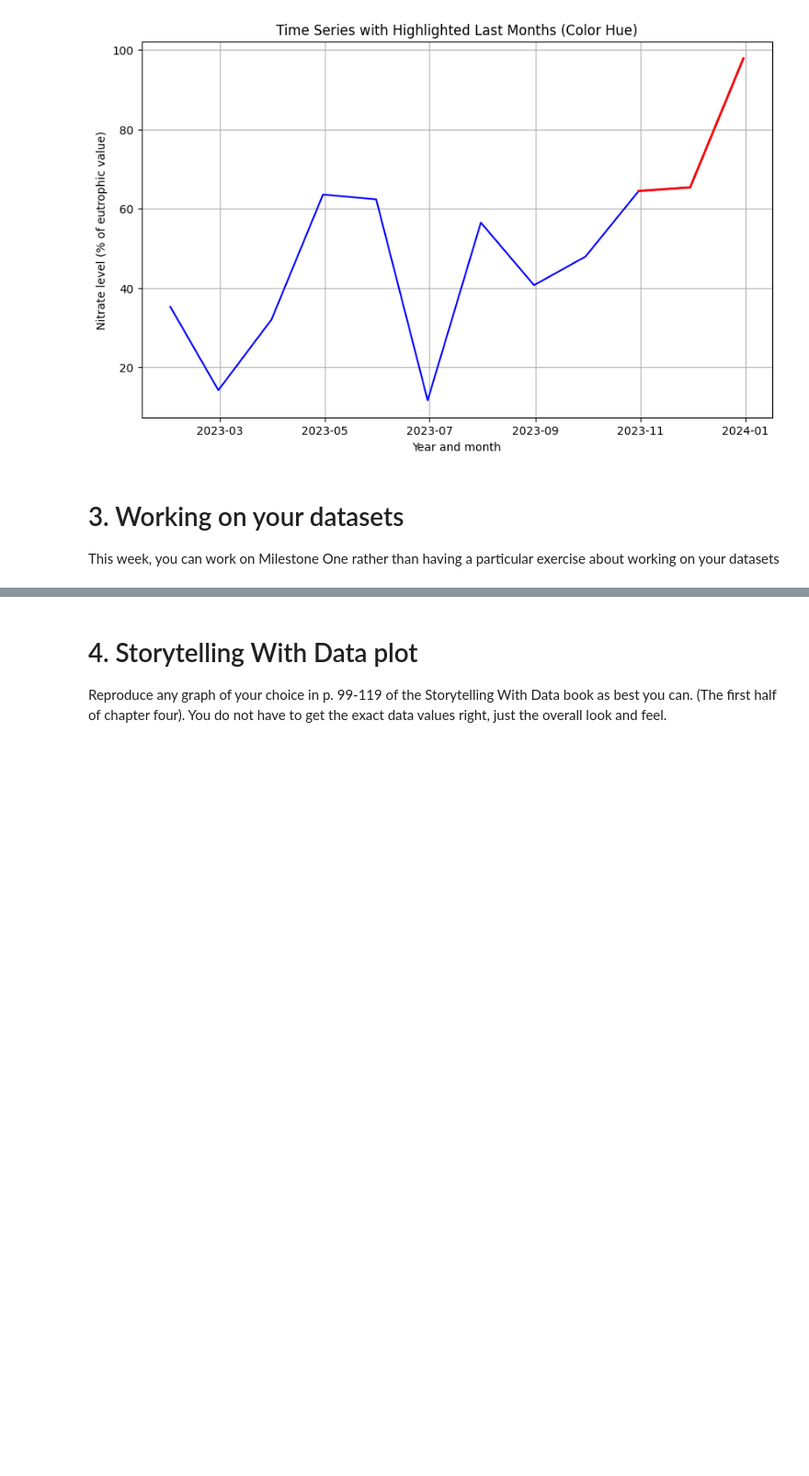
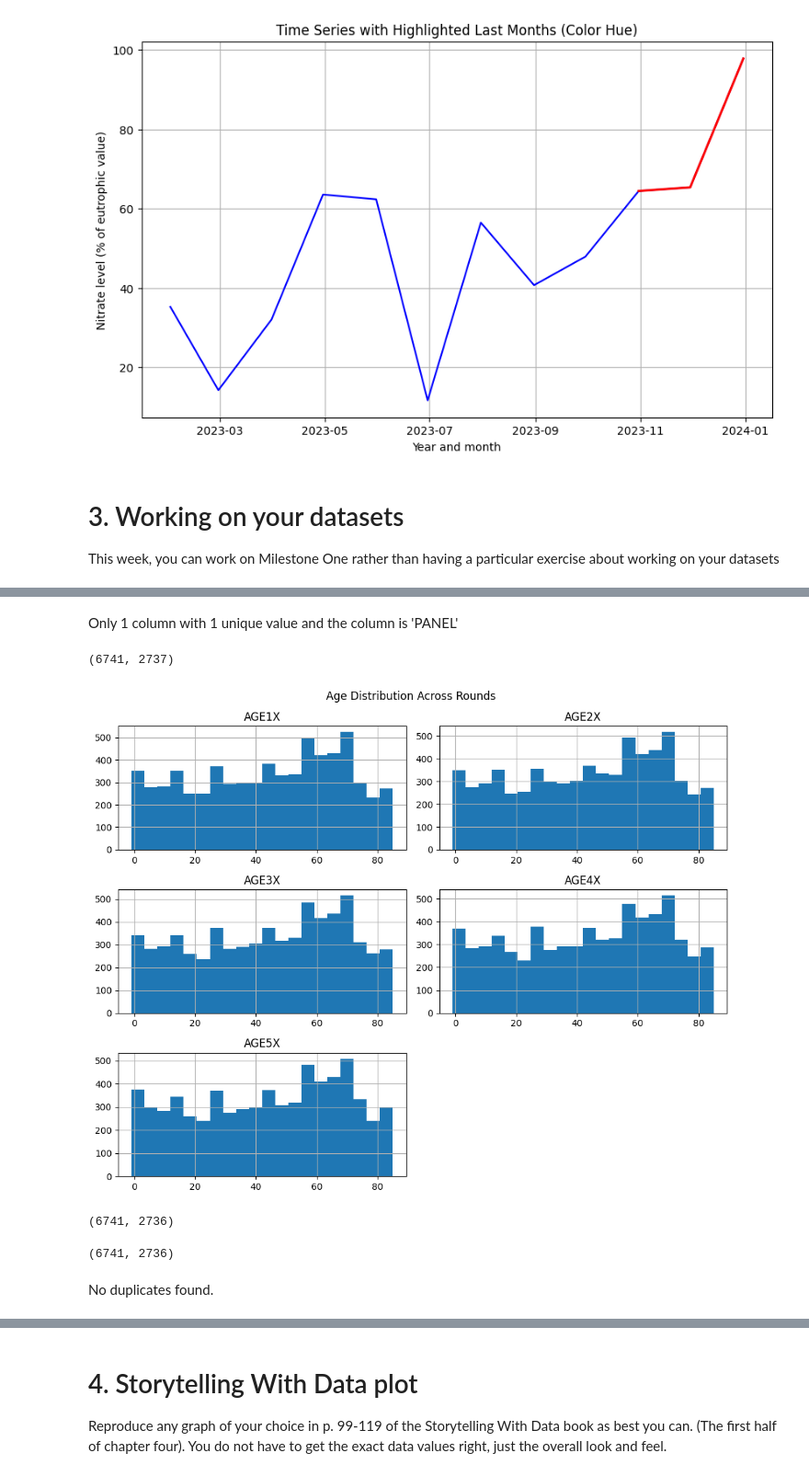
Before and after one commit to itsdipgit2024/Sem2-ModB, a Jupyter notebook: OMDS-ModB2-Week7-Ganguli-Dipankar.ipynb, the cells around one changed output, grey strips where cells are left out. Shown: that part at 92% size. Drawn from its saved outputs; the diff is of its cells as text; code cells hidden in the pictures; blank space fills up the shorter version.

```diff
--- a/OMDS-ModB2-Week7-Ganguli-Dipankar.ipynb
+++ b/OMDS-ModB2-Week7-Ganguli-Dipankar.ipynb
@@ -65,0 +71,2 @@ This week, you can work on Milestone One rather than having a particular exercis
+# %%
+df_meps=pd.read_csv('../Milestone 3/MEPS HC244 MEPS Panel 26/h244.csv')
@@ -65,0 +113,19 @@ This week, you can work on Milestone One rather than having a particular exercis
+# %% [markdown]
+Only 1 column with 1 unique value and the column is 'PANEL'
+# %%
+df_meps.shape
+# %% [output]
+(6741, 2737)
+# %%
+import matplotlib.pyplot as plt
+import seaborn as sns
+
+
+age_cols = ['AGE1X', 'AGE2X', 'AGE3X', 'AGE4X', 'AGE5X']
+
+df_meps[age_cols].hist(bins=20, figsize=(10, 8))
+plt.suptitle('Age Distribution Across Rounds')
+plt.tight_layout()
+plt.show()
+# %% [output]
+[figure, added]
@@ -65,0 +151,12 @@ This week, you can work on Milestone One rather than having a particular exercis
+# %%
+df_meps.shape # the PANEL columns is dropped
+# %% [output]
+(6741, 2736)
+# %%
+df_meps_deduped=df_meps.copy()
+df_meps_deduped.drop_duplicates(inplace=True)
+df_meps_deduped.shape
+# %% [output]
+(6741, 2736)
+# %% [markdown]
+No duplicates found.
```
Also changed, not shown: parts of 30 cells of this notebook.
